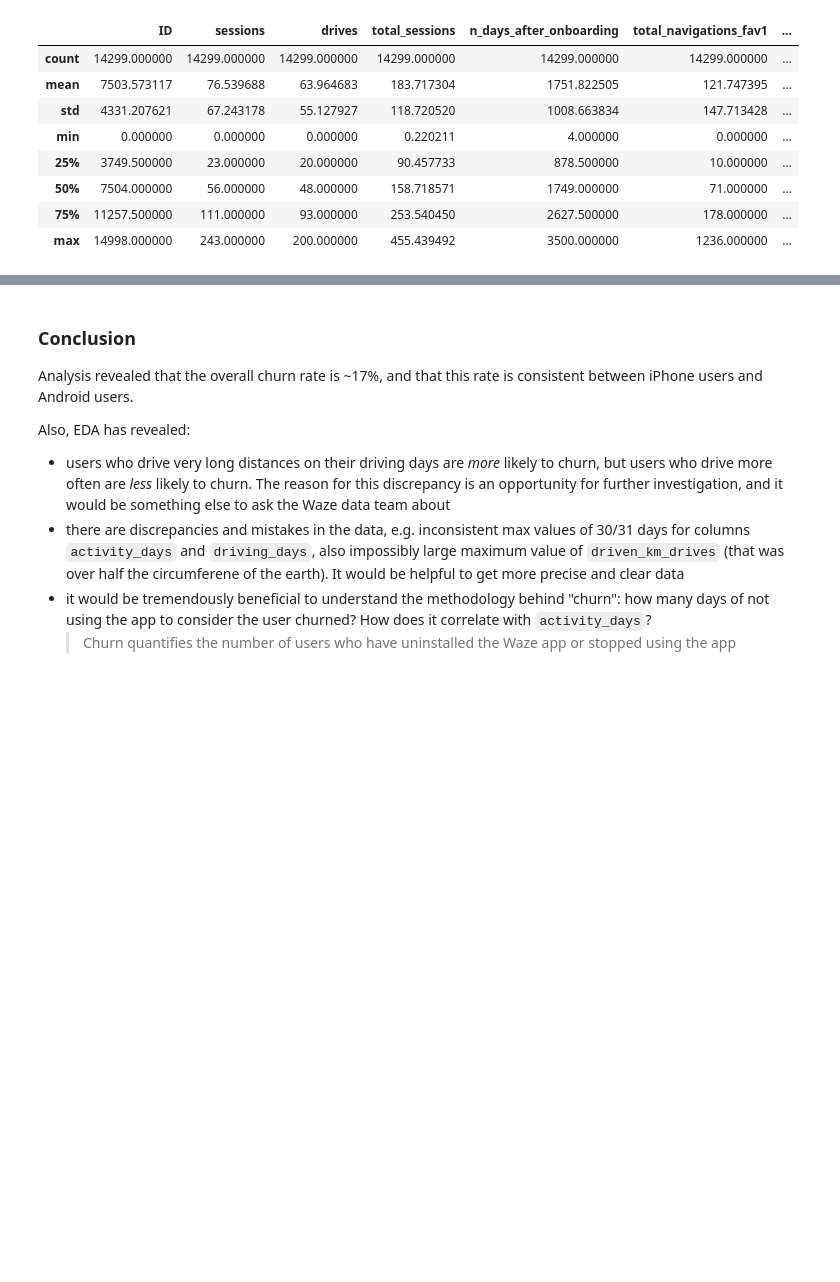
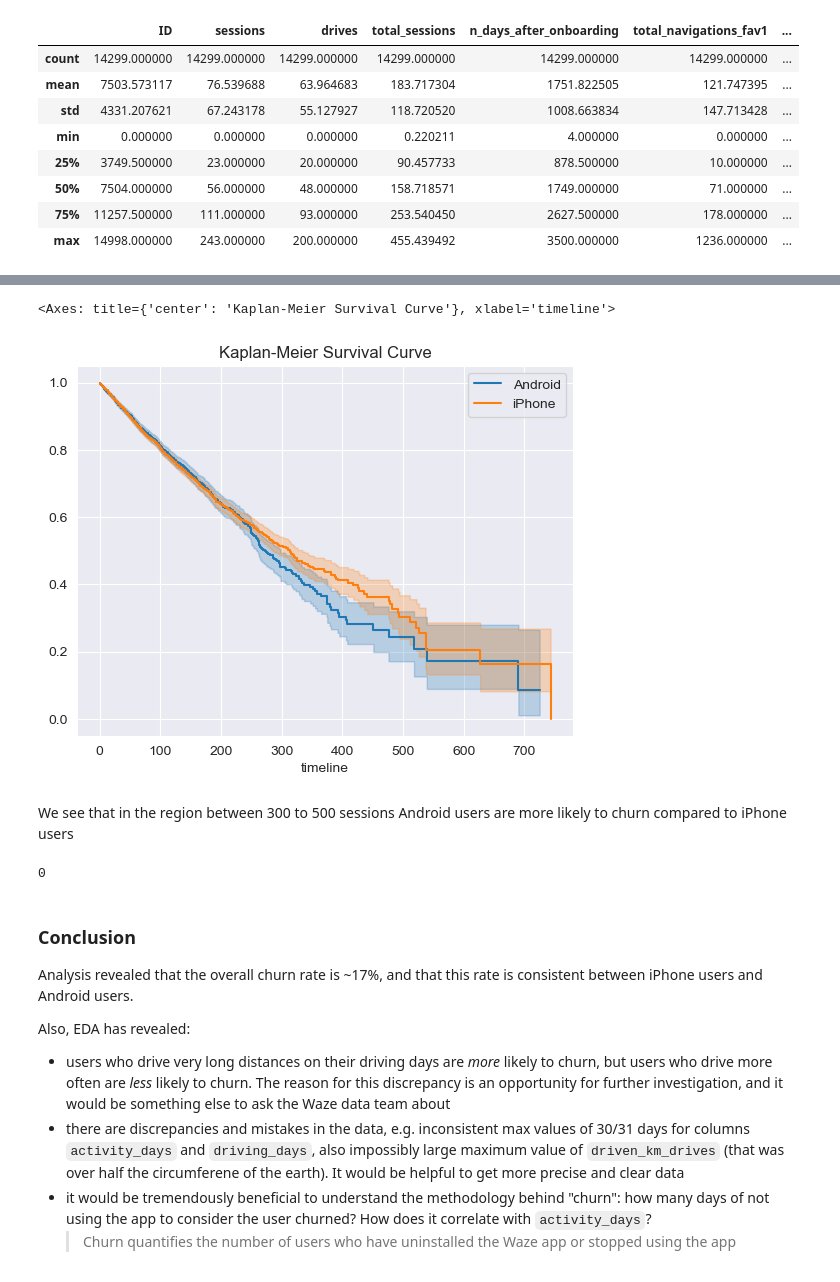
Before and after one commit to point-de-vyu/data-analytics-projects, a Jupyter notebook: Waze_predicting_user_churn/1. Exploratory_data_analysis.ipynb, the cells around one changed output, grey strips where cells are left out. Saved outputs shown, nothing was run; the diff lists cells and outputs as text; code cells hidden in the pictures; blank space fills up the shorter version.

```diff
--- a/Waze_predicting_user_churn/1. Exploratory_data_analysis.ipynb
+++ b/Waze_predicting_user_churn/1. Exploratory_data_analysis.ipynb
@@ -538,3 +556,27 @@ df.describe()
+# %%
+ax = plt.subplot(111)
+
+And=df[df['device']=='Android']
+iph = df[df['device']=='iPhone']
+kmf = KaplanMeierFitter()
+cat = 'sessions'
+T=And[cat]
+C=And['label'].map({'retained': 0, 'churned': 1}).astype(float)
+kmf.fit(T,C)
+kmf.plot(title='Kaplan-Meier Survival Curve', label = "Android")
+T=iph[cat]
+C=iph['label'].map({'retained': 0, 'churned': 1}).astype(float)
+kmf.fit(T,C)
+kmf.plot(title='Kaplan-Meier Survival Curve',label = "iPhone")
+# %% [output]
+<Axes: title={'center': 'Kaplan-Meier Survival Curve'}, xlabel='timeline'>
+[figure, added]
+# %% [markdown]
+We see that in the region between 300 to 500 sessions Android users are more likely to churn compared to iPhone users
+# %%
+df['activity_days'][14]
+# %% [output]
+0
 # %%
 df.to_csv('waze_dataset_no_nans_outlier_to_95th_p.csv')
 # %% [markdown]
```
Also changed, not shown: parts of 6 cells of this notebook.
